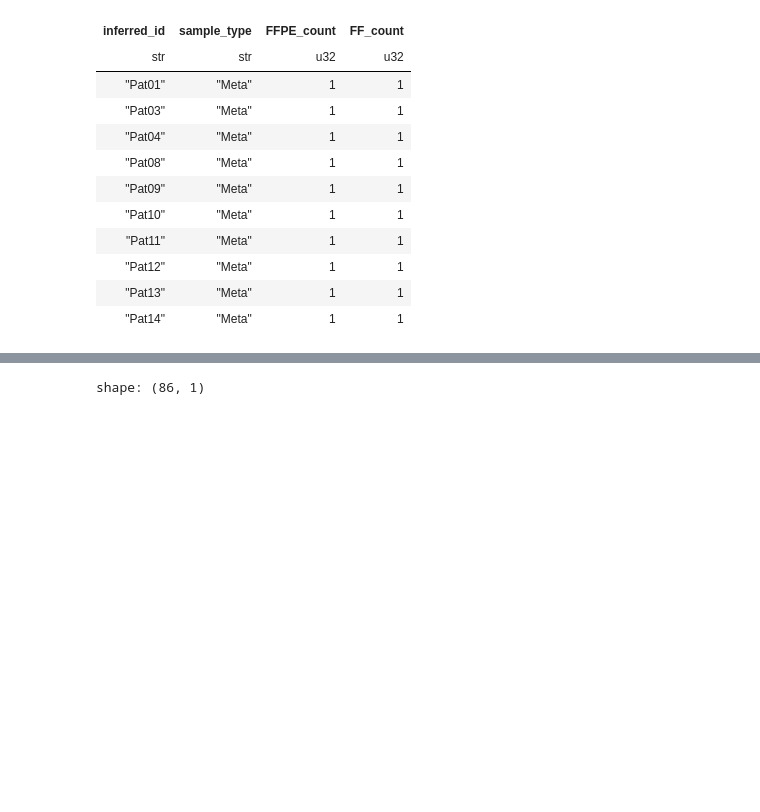
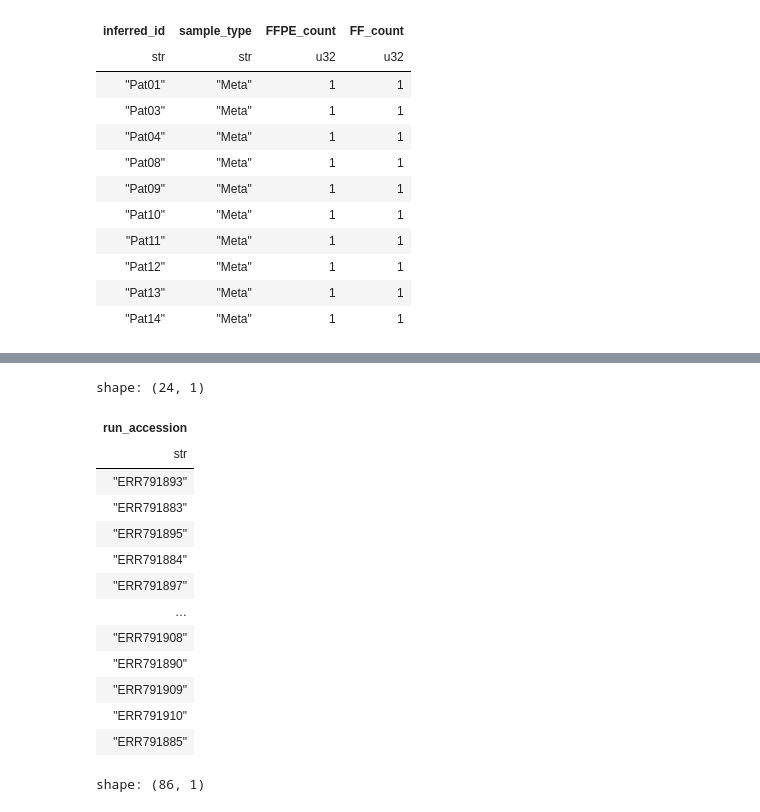
Before and after one commit to djhshih/analysis-ena-ffpe, a Jupyter notebook: annot/annot.ipynb, the cells around one changed output, grey strips where cells are left out. Saved outputs shown, nothing was run; the diff lists cells and outputs as text; code cells hidden in the pictures; blank space fills up the shorter version.

```diff
--- a/annot/annot.ipynb
+++ b/annot/annot.ipynb
@@ -144,15 +165,17 @@ shape: (10, 4)
 | "Pat13" | "Meta" | 1 | 1 |
 | "Pat14" | "Meta" | 1 | 1 |
 # %%
-sample_info_matched_ffpe_ff = (
+sample_info_matched_ffpe_ff_pat = (
 	sample_info_new
- 	.filter(pl.col("inferred_id")
-    .is_in(matched_ffpe_ff.get_column("inferred_id").implode()))
+ 	.filter(
+      pl.col("inferred_id").is_in(matched_ffpe_ff.get_column("inferred_id").implode())
+    )
 )
 
-sample_info_matched_ffpe_ff.write_csv("sample-info_matched-ff-ffpe-only.tsv", separator="\t")
+# Keeping both Primary and Metastasis
+sample_info_matched_ffpe_ff_pat.write_csv("sample-info_matched-ff-ffpe_on-pat-id.tsv", separator="\t")
 
-sample_info_matched_ffpe_ff
+sample_info_matched_ffpe_ff_pat
 # %% [output]
 shape: (24, 15)
 | sample_title | inferred_id | sample_type | preservation | run_accession | sample_accession | experiment_accession | ... |
@@ -171,3 +213,26 @@ shape: (24, 15)
+# %%
+(
+	sample_info_matched_ffpe_ff_pat
+	.select("run_accession")
+	.with_columns([
+		pl.lit("") + pl.col("run_accession") + pl.lit()
+	])
+)
+# %% [output]
+shape: (24, 1)
+| run_accession |
+| str |
+| "ERR791893" |
+| "ERR791883" |
+| "ERR791895" |
+| "ERR791884" |
+| "ERR791897" |
+| … |
+| "ERR791908" |
+| "ERR791890" |
+| "ERR791909" |
+| "ERR791910" |
+| "ERR791885" |
 # %%
 fastq_links = (
 	sample_info
```
Also changed, not shown: parts of 4 cells of this notebook, 4 other files.
